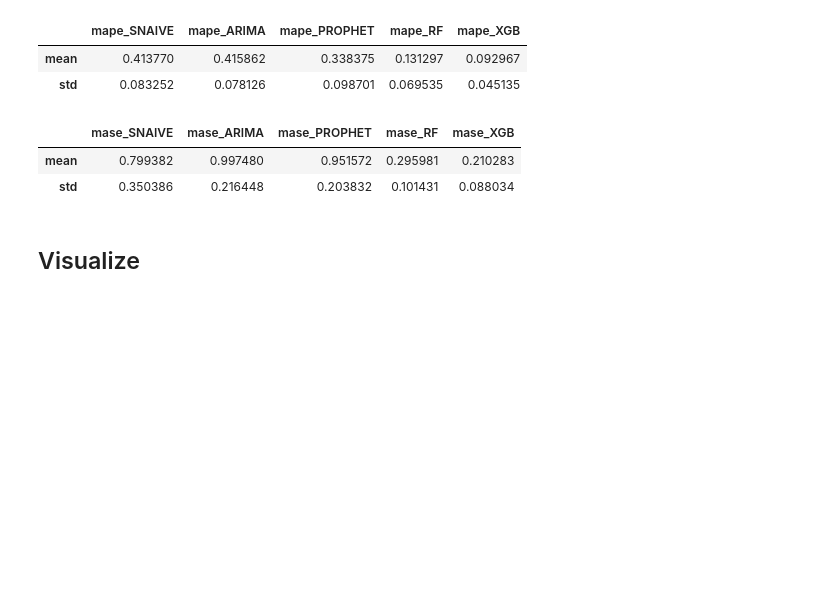
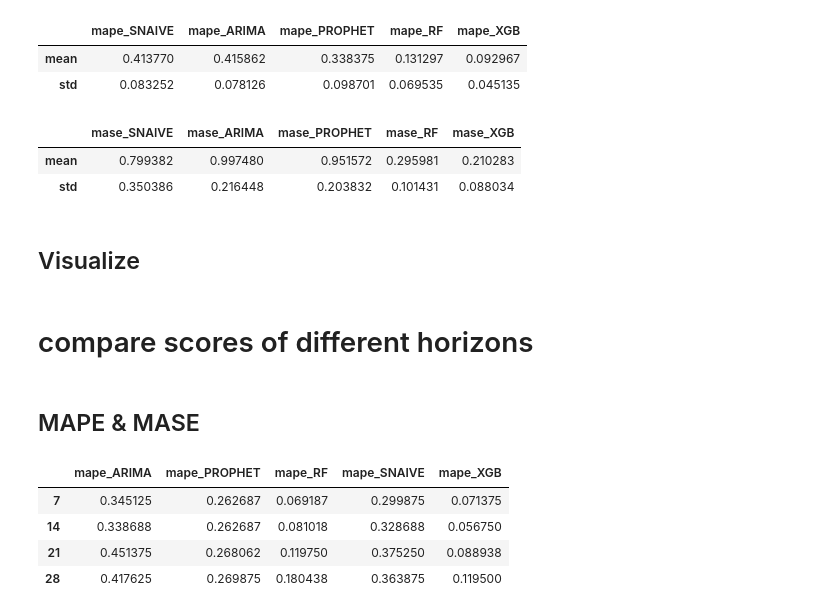
Before and after one commit to phucnh22/Sales_forecast, a Jupyter notebook: Forecast_8_results.ipynb, the cells around one changed output. Cells and saved outputs as stored; diff of their text form; code cells hidden in the pictures; blank space fills up the shorter version.

```diff
--- a/Forecast_8_results.ipynb
+++ b/Forecast_8_results.ipynb
@@ -306,3 +351,20 @@ fig.update_yaxes(title_text='MAPE')
 fig = score_ALL_14.filter(like='mase', axis=1).plot()
 fig.update_xaxes(title_text='')
 fig.update_yaxes(title_text='MASE')
+# %% [markdown]
+# compare scores of different horizons
+# %% [markdown]
+## MAPE & MASE
+# %%
+# mean mape of all models & all horizons
+mean_mape = df_score.iloc[:4,:].describe().filter(items=['mean'], axis=0).filter(like='mape', axis=1).stack().T.droplevel(0,1)
+mean_mape.index = mean_mape.index.astype('int')
+mean_mape.sort_index(inplace=True)
+
+mean_mape
+# %% [output]
+|  | mape_ARIMA | mape_PROPHET | mape_RF | mape_SNAIVE | mape_XGB |
+| 7 | 0.345125 | 0.262687 | 0.069187 | 0.299875 | 0.071375 |
+| 14 | 0.338688 | 0.262687 | 0.081018 | 0.328688 | 0.056750 |
+| 21 | 0.451375 | 0.268062 | 0.119750 | 0.375250 | 0.088938 |
+| 28 | 0.417625 | 0.269875 | 0.180438 | 0.363875 | 0.119500 |
```
Also changed, not shown: parts of 8 cells of this notebook, 46 other files.
